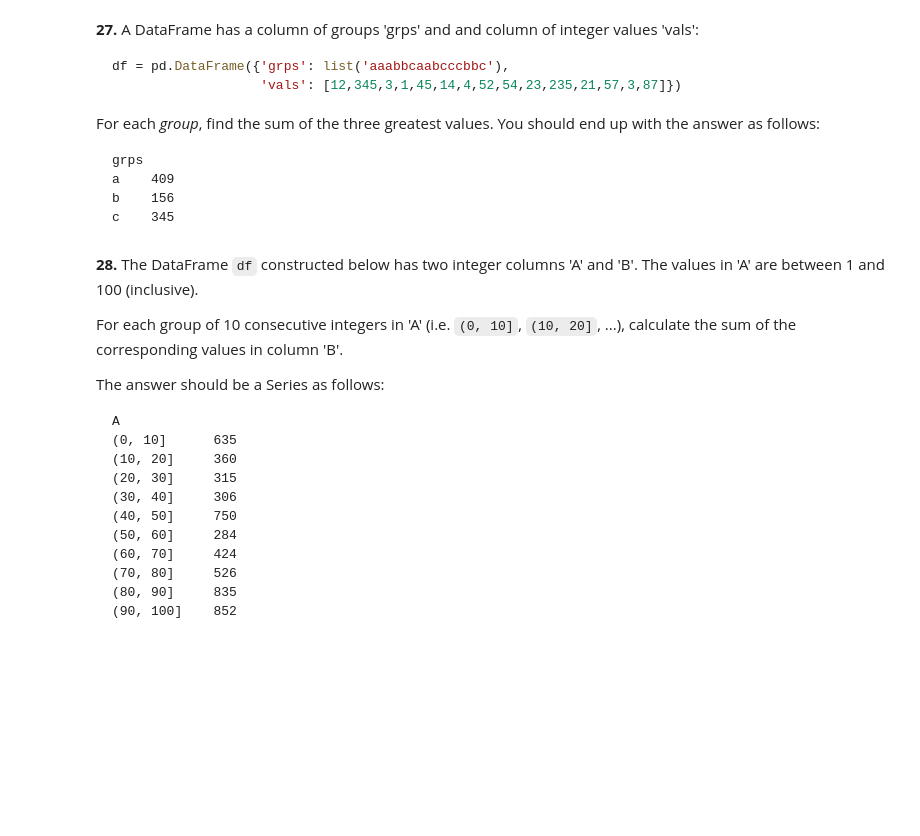
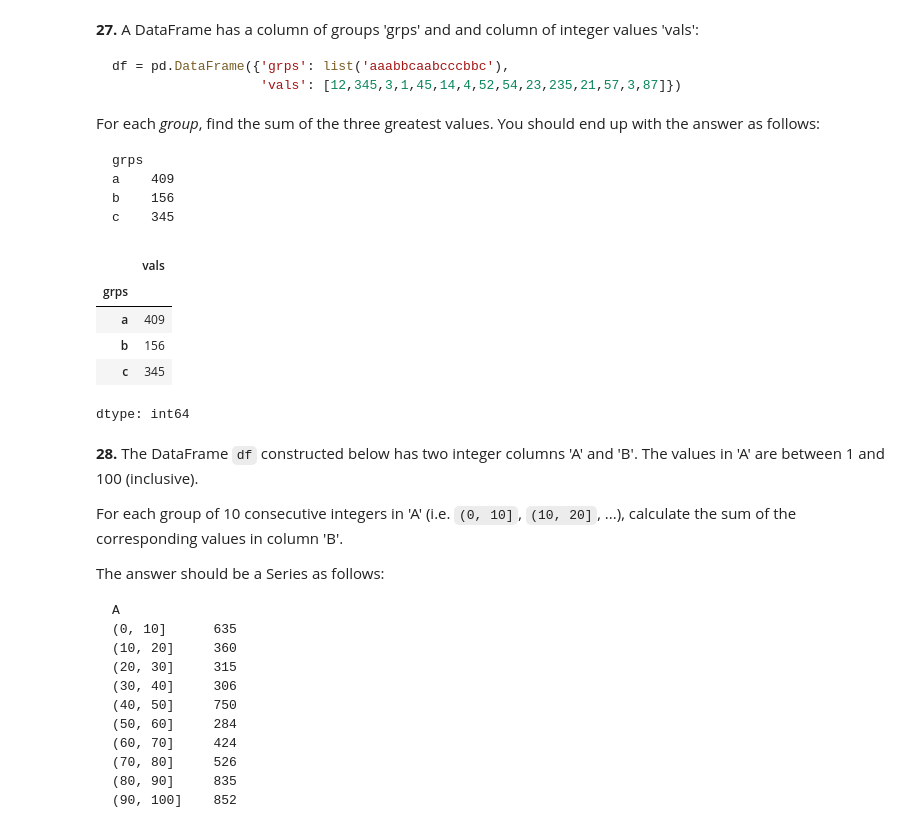
Before and after one commit to j2356681836-stack/colab-notebooks, a Jupyter notebook: 100-pandas-puzzles.ipynb, the cells around one changed output. Cells and saved outputs as stored; diff of their text form; code cells hidden in the pictures; blank space fills up the shorter version.

```diff
--- a/100-pandas-puzzles.ipynb
+++ b/100-pandas-puzzles.ipynb
@@ -426,8 +420,16 @@ c    345
 # %%
 df = pd.DataFrame({'grps': list('aaabbcaabcccbbc'),
                    'vals': [12,345,3,1,45,14,4,52,54,23,235,21,57,3,87]})
 
 # write a solution to the question here
+df.groupby('grps')['vals'].nlargest(3).groupby(level=0).sum()
+# %% [output]
+|  | vals |
+| grps |  |
+| a | 409 |
+| b | 156 |
+| c | 345 |
+dtype: int64
 # %% [markdown]
 **28.** The DataFrame `df` constructed below has two integer columns 'A' and 'B'. The values in 'A' are between 1 and 100 (inclusive).
 
```
Also changed, not shown: parts of 9 cells of this notebook.
